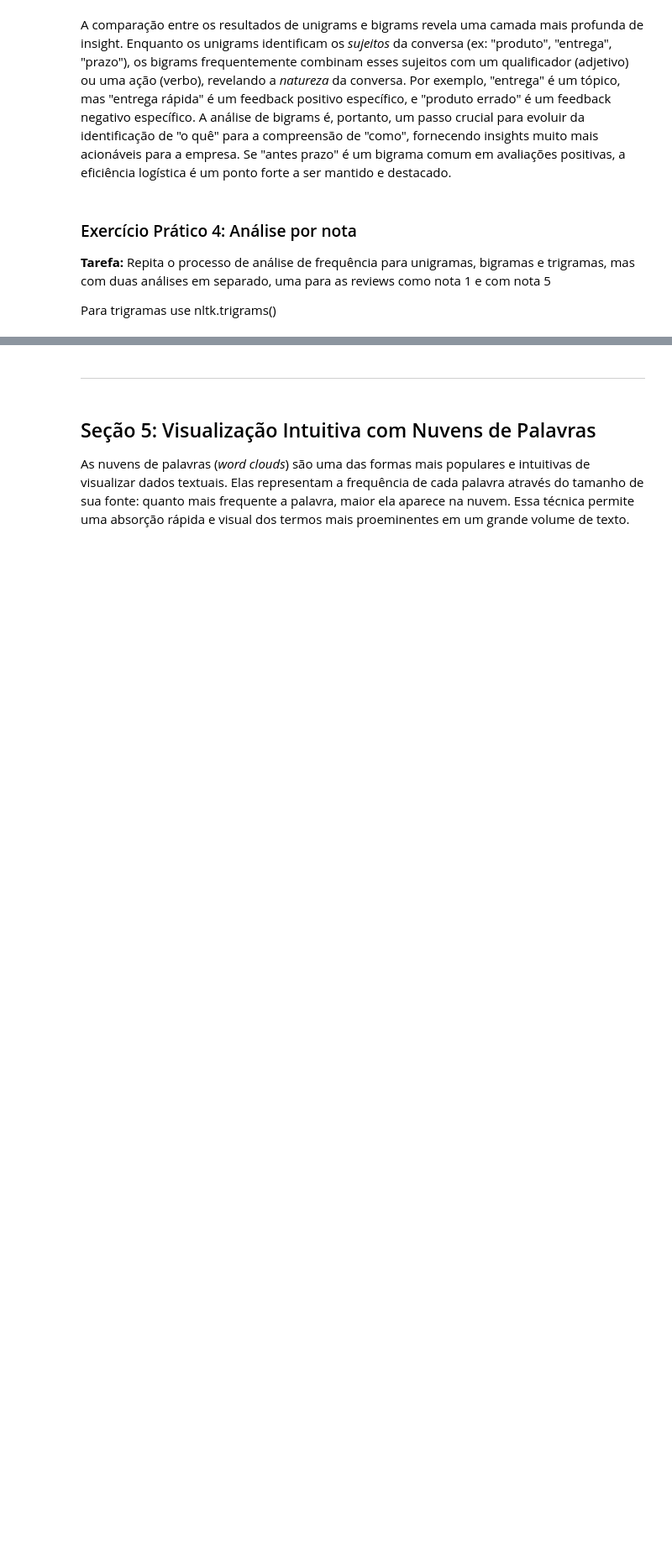
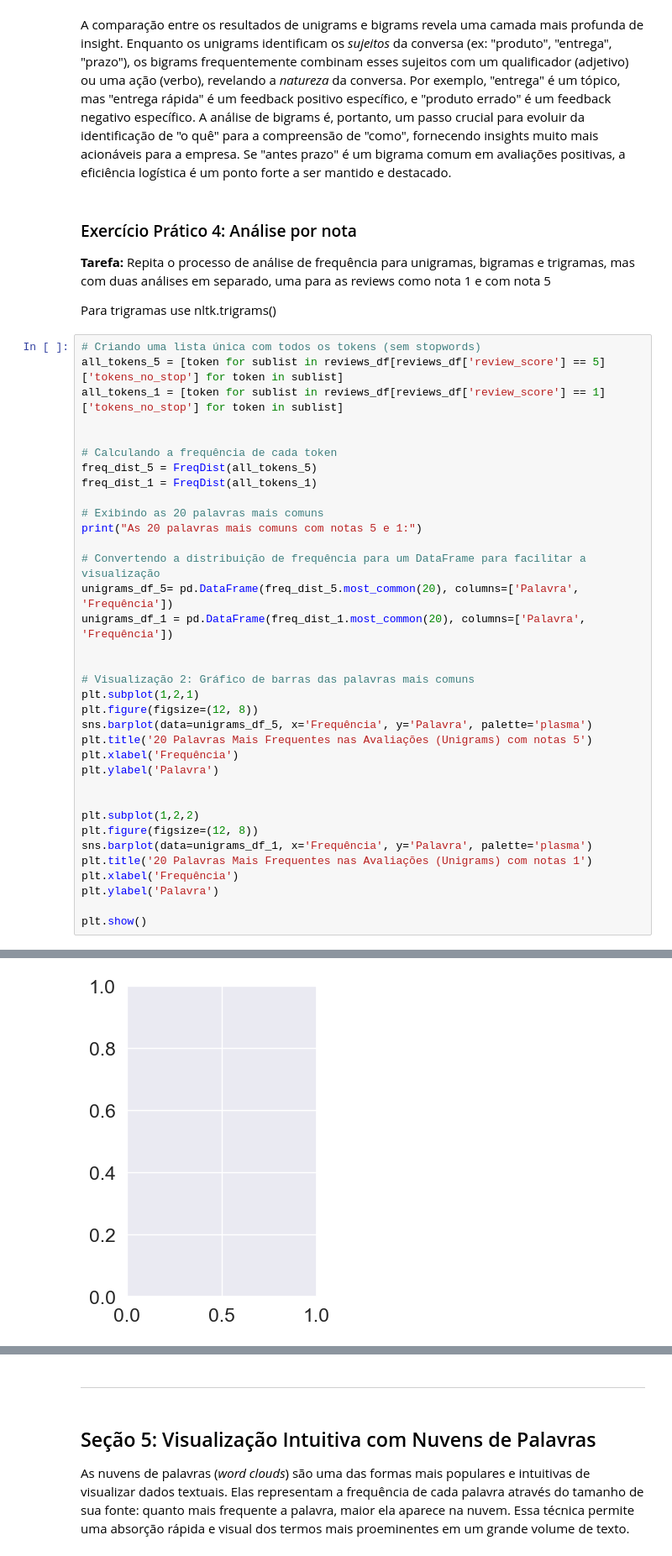
Before and after one commit to MVP-Willian/Ci-ncia_de_dados, a Jupyter notebook: Ciências de Dados/Notebooks/08 - EDA com texto.ipynb, the cells around one changed output, grey strips where cells are left out. Shown at 84% size. Cells and saved outputs as stored; diff of their text form; blank space fills up the shorter version.

```diff
--- a/Ciências de Dados/Notebooks/08 - EDA com texto.ipynb
+++ b/Ciências de Dados/Notebooks/08 - EDA com texto.ipynb
@@ -353,3 +380,39 @@ A comparação entre os resultados de unigrams e bigrams revela uma camada mais
 **Tarefa:** Repita o processo de análise de frequência para unigramas, bigramas e trigramas, mas com duas análises em separado, uma para as reviews como nota 1 e com nota 5
 
 Para trigramas use nltk.trigrams()
+# %%
+# Criando uma lista única com todos os tokens (sem stopwords)
+all_tokens_5 = [token for sublist in reviews_df[reviews_df['review_score'] == 5]['tokens_no_stop'] for token in sublist]
+all_tokens_1 = [token for sublist in reviews_df[reviews_df['review_score'] == 1]['tokens_no_stop'] for token in sublist]
+
+
+# Calculando a frequência de cada token
+freq_dist_5 = FreqDist(all_tokens_5)
+freq_dist_1 = FreqDist(all_tokens_1)
+
+# Exibindo as 20 palavras mais comuns
+print("As 20 palavras mais comuns com notas 5 e 1:")
+
+# Convertendo a distribuição de frequência para um DataFrame para facilitar a visualização
+unigrams_df_5= pd.DataFrame(freq_dist_5.most_common(20), columns=['Palavra', 'Frequência'])
+unigrams_df_1 = pd.DataFrame(freq_dist_1.most_common(20), columns=['Palavra', 'Frequência'])
+
+
+# Visualização 2: Gráfico de barras das palavras mais comuns
+plt.subplot(1,2,1)
+plt.figure(figsize=(12, 8))
+sns.barplot(data=unigrams_df_5, x='Frequência', y='Palavra', palette='plasma')
+plt.title('20 Palavras Mais Frequentes nas Avaliações (Unigrams) com notas 5')
+plt.xlabel('Frequência')
+plt.ylabel('Palavra')
+
+
+plt.subplot(1,2,2)
+plt.figure(figsize=(12, 8))
+sns.barplot(data=unigrams_df_1, x='Frequência', y='Palavra', palette='plasma')
+plt.title('20 Palavras Mais Frequentes nas Avaliações (Unigrams) com notas 1')
+plt.xlabel('Frequência')
+plt.ylabel('Palavra')
+
+plt.show()
+# %% [output]
@@ -355,0 +427 @@ Para trigramas use nltk.trigrams()
+[figure, added]
```
Also changed, not shown: parts of 7 cells of this notebook.
